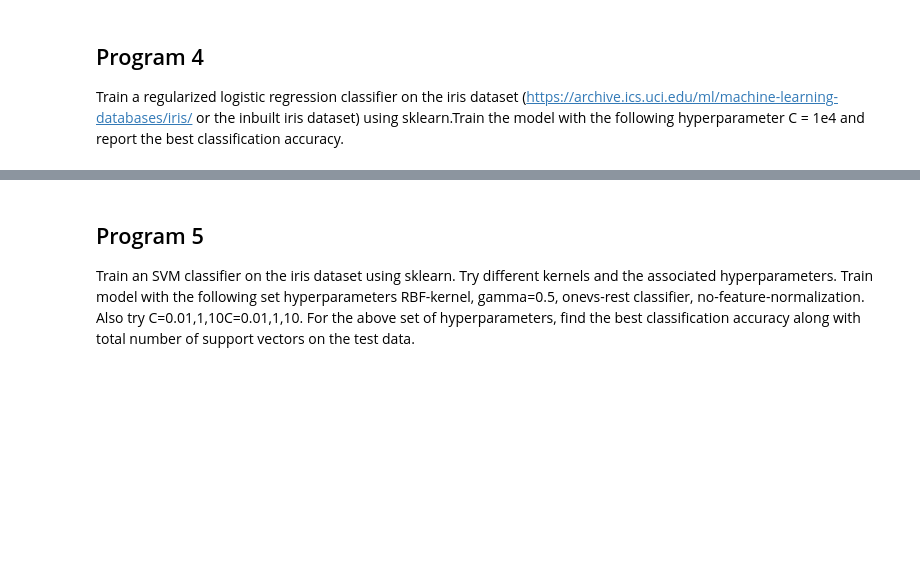
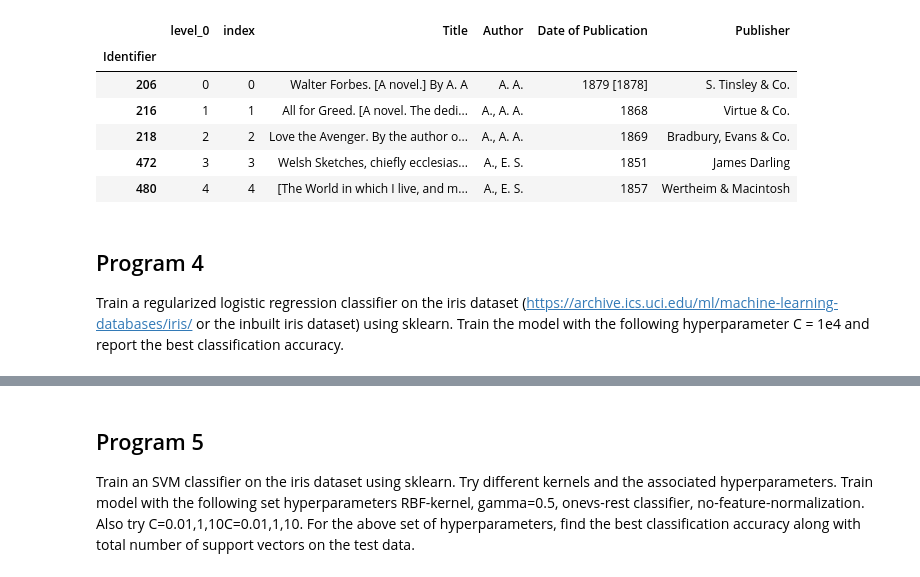
Before and after one commit to tam0w/18adl67_labmanual, a Jupyter notebook: yuh.ipynb, the cells around one changed output, grey strips where cells are left out. Cells and saved outputs as stored; diff of their text form; code cells hidden in the pictures; blank space fills up the shorter version.

```diff
--- a/yuh.ipynb
+++ b/yuh.ipynb
@@ -0,0 +56,6 @@
+# %%
+import pandas as pd
+
+df = pd.read_csv('datasets/books.csv')
+
+print('\nColumns of the dataset:\n',df.columns.values)
@@ -0,0 +68,5 @@
+# %%
+#Relevant columns for me are: Title, Author, Date of Publication, Publisher
+df = df[['Identifier','Title','Author','Date of Publication','Publisher']]
+df.head()
+# You can also drop using df.drop([listofcolumns])
@@ -1,7 +80,19 @@
+# %%
+df = df.reset_index()
+df = df.set_index('Identifier')
+df.head()
+# %% [output]
+|  | level_0 | index | Title | Author | Date of Publication | Publisher |
+| Identifier |  |  |  |  |  |  |
+| 206 | 0 | 0 | Walter Forbes. [A novel.] By A. A | A. A. | 1879 [1878] | S. Tinsley & Co. |
+| 216 | 1 | 1 | All for Greed. [A novel. The dedi... | A., A. A. | 1868 | Virtue & Co. |
+| 218 | 2 | 2 | Love the Avenger. By the author o... | A., A. A. | 1869 | Bradbury, Evans & Co. |
+| 472 | 3 | 3 | Welsh Sketches, chiefly ecclesias... | A., E. S. | 1851 | James Darling |
+| 480 | 4 | 4 | [The World in which I live, and m... | A., E. S. | 1857 | Wertheim & Macintosh |
 # %% [markdown]
 ## Program 4
 
-Train a regularized logistic regression classifier on the iris dataset (https://archive.ics.uci.edu/ml/machine-learning-databases/iris/ or the inbuilt iris dataset) using sklearn.Train the model with the following hyperparameter C = 1e4 and report the best classification accuracy.
+Train a regularized logistic regression classifier on the iris dataset (https://archive.ics.uci.edu/ml/machine-learning-databases/iris/ or the inbuilt iris dataset) using sklearn. Train the model with the following hyperparameter C = 1e4 and report the best classification accuracy.
 # %%
 import json
 import numpy as np
```
Also changed, not shown: parts of 12 cells of this notebook, 4 other files.
